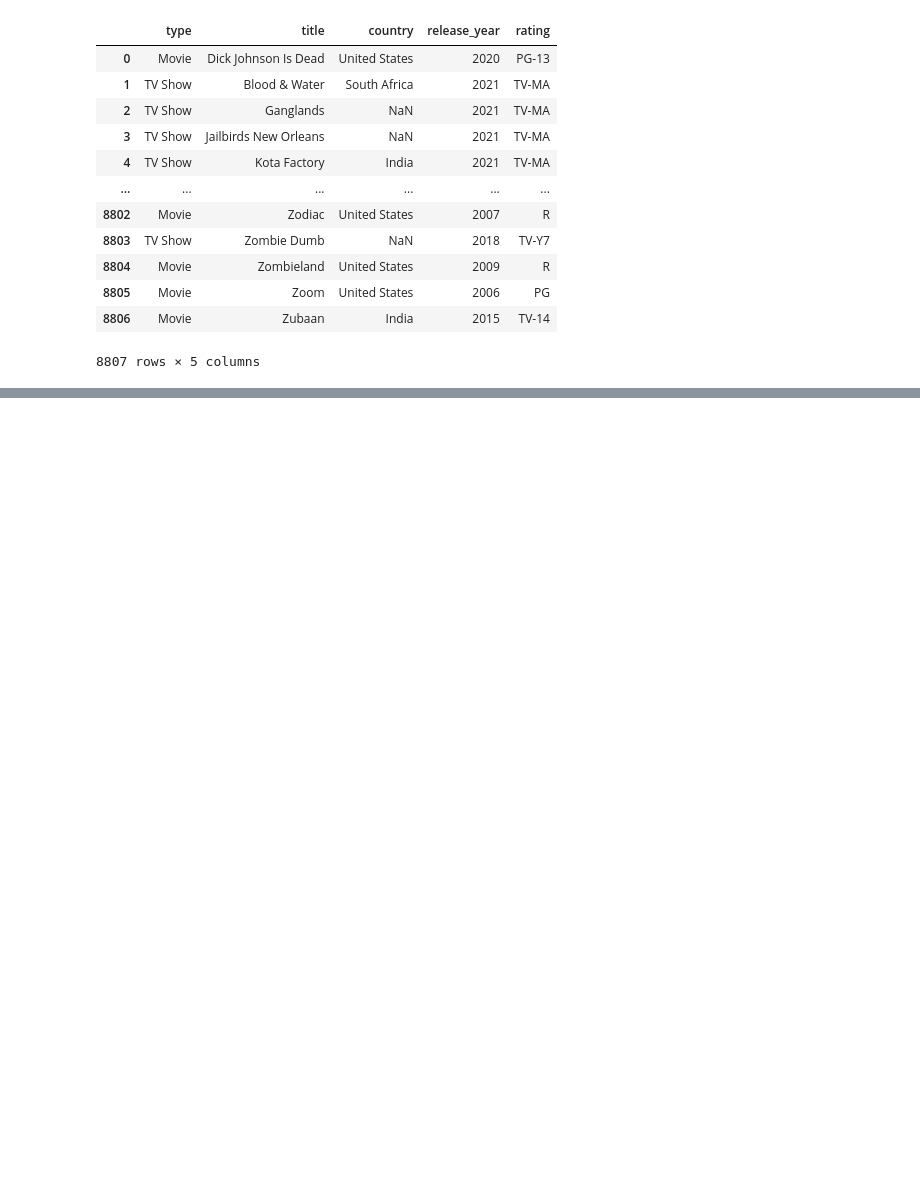
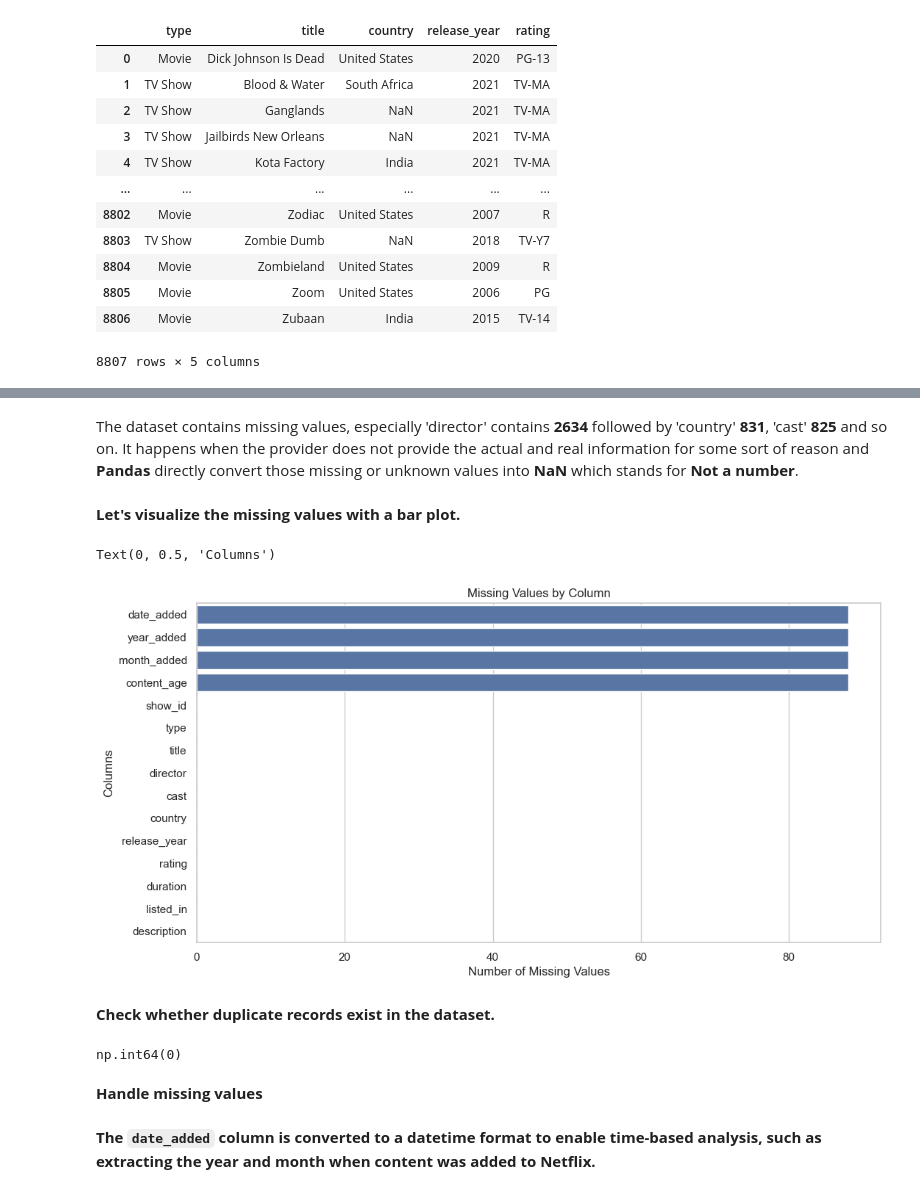
Before and after one commit to Saurabh6266/EDA_on_Netflix_Movies_and_TV_Shows, a Jupyter notebook: eda_netflix.ipynb, the cells around one changed output, grey strips where cells are left out. Drawn from its saved outputs; the diff is of its cells as text; code cells hidden in the pictures; blank space fills up the shorter version.

```diff
--- a/eda_netflix.ipynb
+++ b/eda_netflix.ipynb
@@ -237,0 +273,23 @@ data_df[["type", "title", "country", "release_year", "rating"]]
+# %% [markdown]
+The dataset contains missing values, especially 'director' contains **2634** followed by 'country' **831**, 'cast' **825** and so on. It happens when the provider does not provide the actual and real information for some sort of reason and **Pandas** directly convert those missing or unknown values into **NaN** which stands for **Not a number**.
+# %% [markdown]
+**Let's visualize the missing values with a bar plot.**
+# %%
+missing = df.isnull().sum().sort_values(ascending=False)
+
+plt.figure(figsize=(12,6))
+sns.barplot(x=missing.values, y=missing.index)
+plt.title("Missing Values by Column")
+plt.xlabel("Number of Missing Values")
+plt.ylabel("Columns")
+# %% [output]
+Text(0, 0.5, 'Columns')
+[figure, added]
+# %% [markdown]
+**Check whether duplicate records exist in the dataset.**
+# %%
+df.duplicated().sum()
+# %% [output]
+np.int64(0)
+# %% [markdown]
+**Handle missing values**
@@ -237,0 +300,2 @@ data_df[["type", "title", "country", "release_year", "rating"]]
+# %% [markdown]
+**The `date_added` column is converted to a datetime format to enable time-based analysis, such as extracting the year and month when content was added to Netflix.**
```
Also changed, not shown: parts of 74 cells of this notebook.
